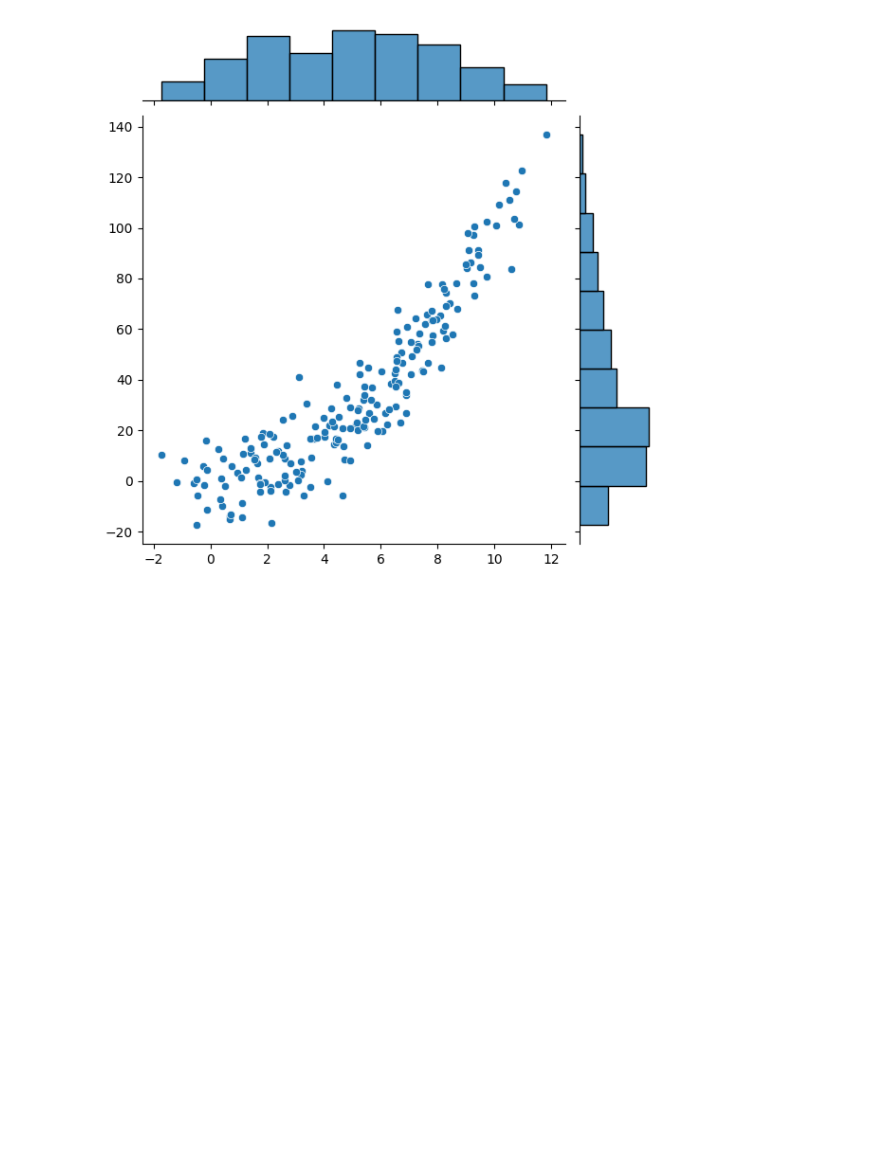
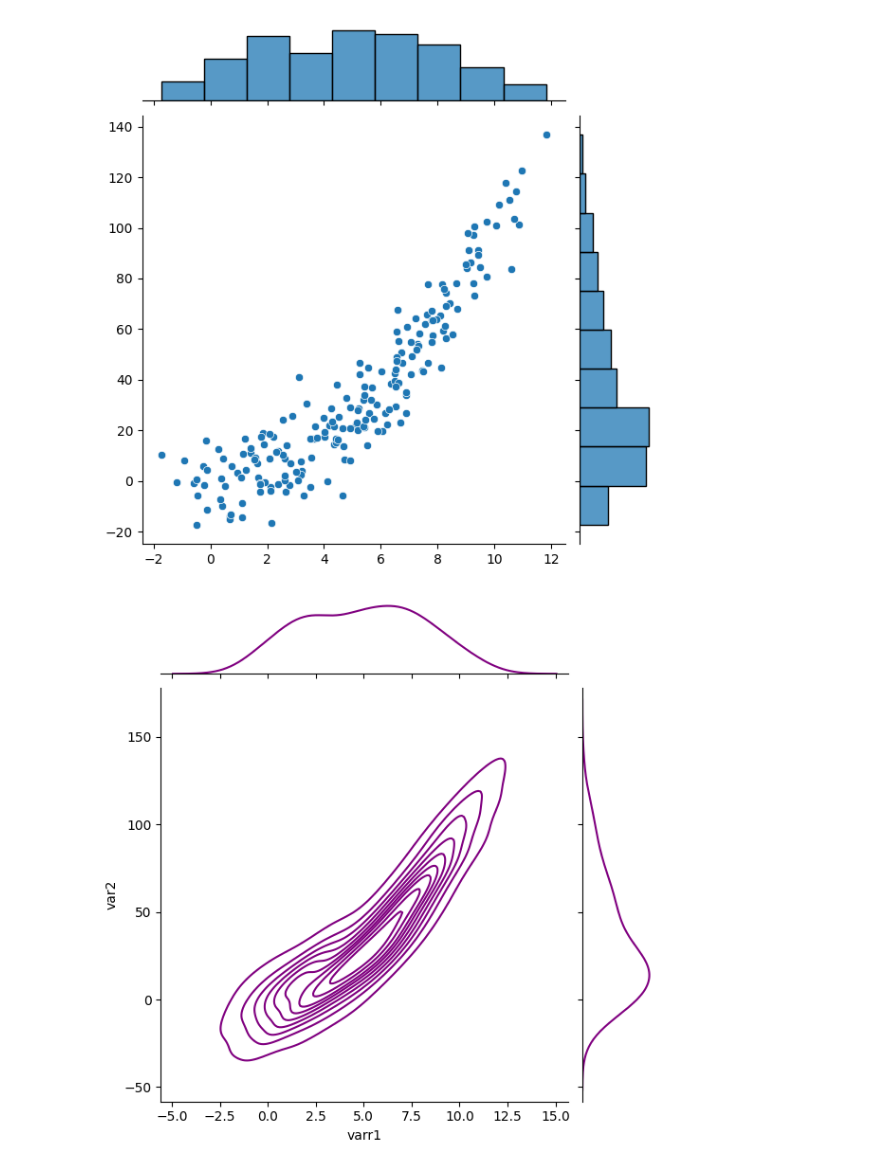
Before and after one commit to qmeng222/MNIST-Playground, a Jupyter notebook: test.ipynb, the cells around one changed output. Saved outputs shown, nothing was run; the diff lists cells and outputs as text; code cells hidden in the pictures; blank space fills up the shorter version.

Commit message:
explored Seaborn's data visualization functions to create regression plot and scatter plots

```diff
--- a/test.ipynb
+++ b/test.ipynb
@@ -644,3 +644,10 @@ sns.jointplot(x=D[:,0], y=D[:,1]) # jointplot = scatterplot + marginal histogram
 plt.show()
 # %% [output]
 [figure]
+# %%
+# plotting with labels through pandas:
+df = pd.DataFrame(data=D, columns=["varr1", "var2"])
+sns.jointplot(x=df.columns[0], y=df.columns[1], data=df, kind="kde", color="purple") # kernel density estimation
+plt.show()
+# %% [output]
+[figure, added]
```
Also changed, not shown: parts of 2 cells of this notebook.
